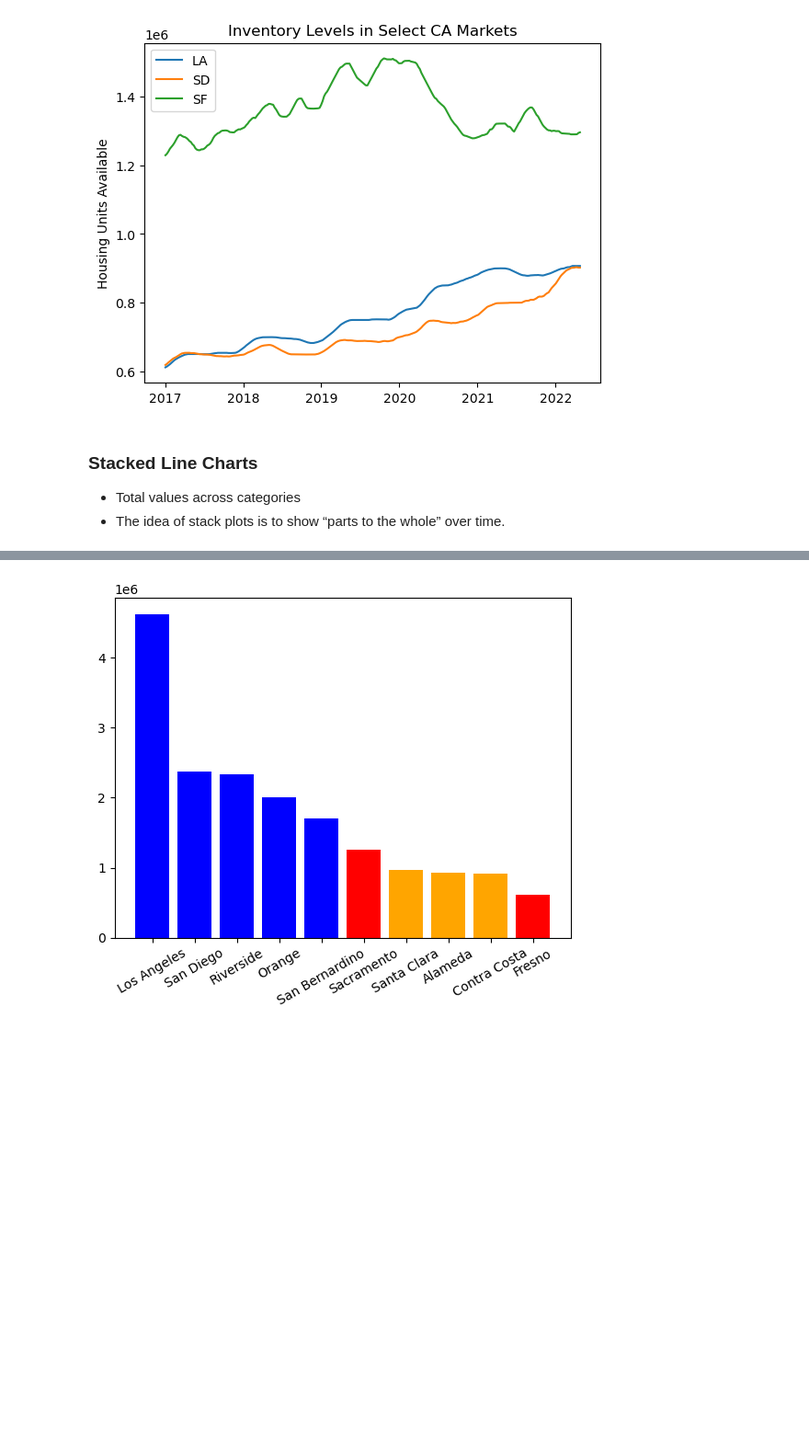
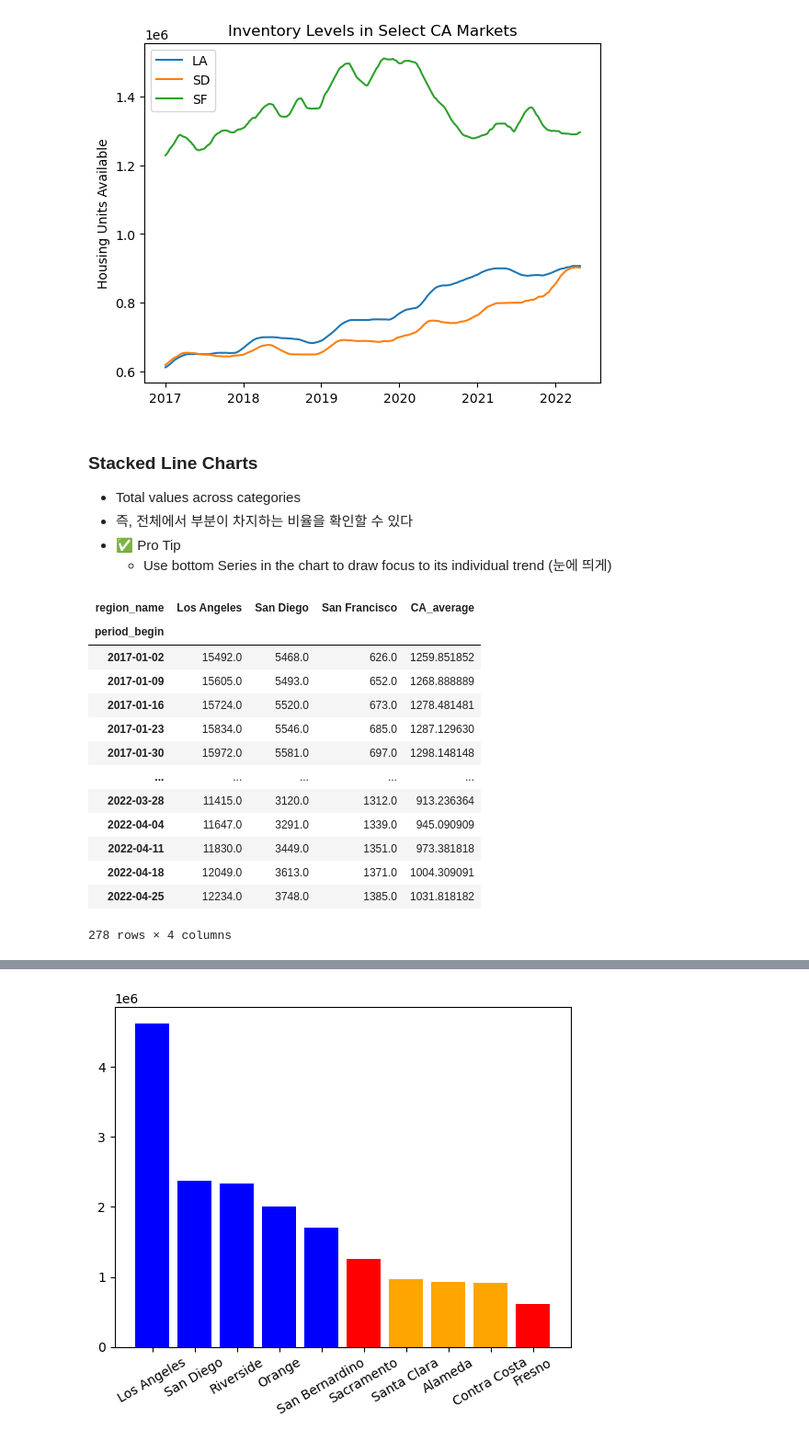
Before and after one commit to scarypillowz/data_visualization, a Jupyter notebook: matplotlib_fundamentals.ipynb, the cells around one changed output, grey strips where cells are left out. Shown at 92% size. Cells and saved outputs as stored; diff of their text form; code cells hidden in the pictures; blank space fills up the shorter version.

```diff
--- a/matplotlib_fundamentals.ipynb
+++ b/matplotlib_fundamentals.ipynb
@@ -563,7 +563,9 @@ ax.legend(['LA', 'SD', 'SF']);
 # %% [markdown]
 ### Stacked Line Charts
 - Total values across categories
-- The idea of stack plots is to show “parts to the whole” over time.
+- 즉, 전체에서 부분이 차지하는 비율을 확인할 수 있다
+- ✅ Pro Tip
+    - Use bottom Series in the chart to draw focus to its individual trend (눈에 띄게)
 # %%
 ca_housing_pivot = (
     ca_housing.pivot_table(
@@ -573,5 +575,22 @@ ca_housing_pivot = (
     ).assign(CA_average = lambda x: x.mean(axis=1))
     .loc[:, ['Los Angeles', 'San Diego', 'San Francisco', 'CA_average']]
 )
+# %%
+ca_housing_pivot
+# %% [output]
+| region_name | Los Angeles | San Diego | San Francisco | CA_average |
+| period_begin |  |  |  |  |
+| 2017-01-02 | 15492.0 | 5468.0 | 626.0 | 1259.851852 |
+| 2017-01-09 | 15605.0 | 5493.0 | 652.0 | 1268.888889 |
+| 2017-01-16 | 15724.0 | 5520.0 | 673.0 | 1278.481481 |
+| 2017-01-23 | 15834.0 | 5546.0 | 685.0 | 1287.129630 |
+| 2017-01-30 | 15972.0 | 5581.0 | 697.0 | 1298.148148 |
+| ... | ... | ... | ... | ... |
+| 2022-03-28 | 11415.0 | 3120.0 | 1312.0 | 913.236364 |
+| 2022-04-04 | 11647.0 | 3291.0 | 1339.0 | 945.090909 |
+| 2022-04-11 | 11830.0 | 3449.0 | 1351.0 | 973.381818 |
+| 2022-04-18 | 12049.0 | 3613.0 | 1371.0 | 1004.309091 |
+| 2022-04-25 | 12234.0 | 3748.0 | 1385.0 | 1031.818182 |
+278 rows × 4 columns
 # %%
 fig, ax = plt.subplots()
```
Also changed, not shown: parts of 19 cells of this notebook, 1 other file.
